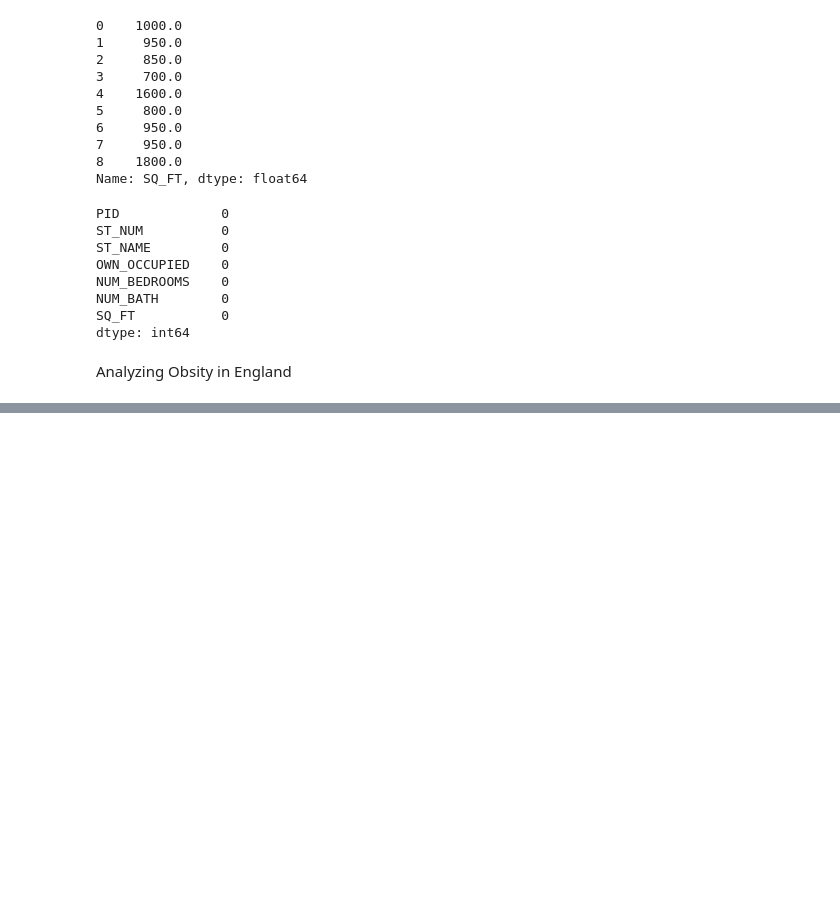
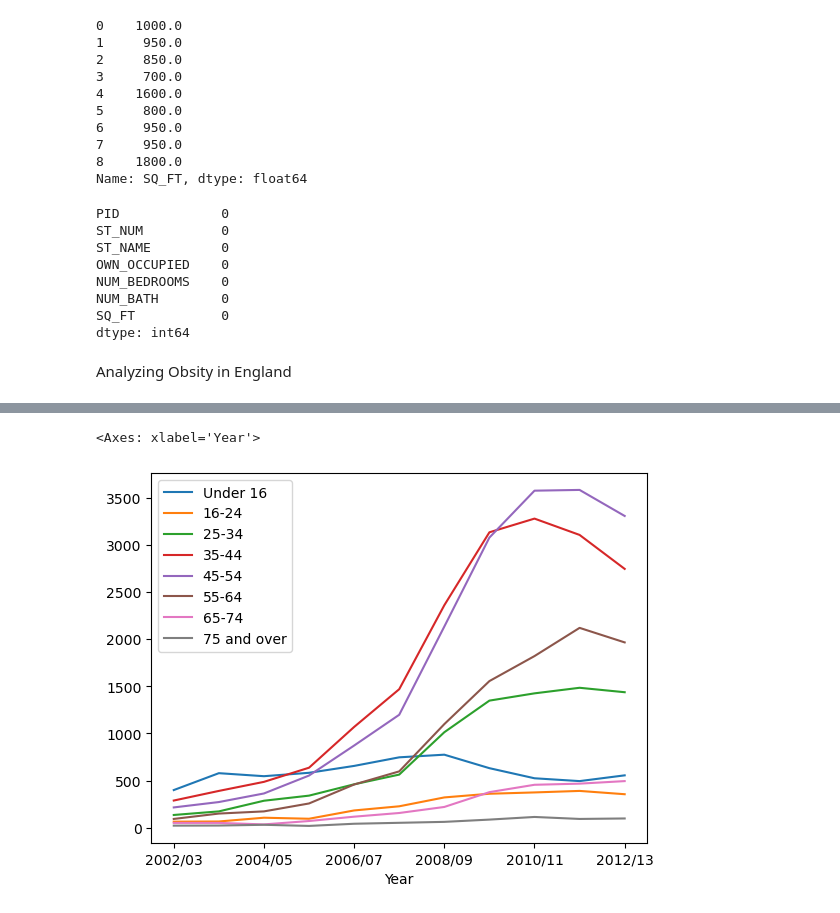
Before and after one commit to rofiariansyah/H8_5_PYTN-KS17-05, a Jupyter notebook: Sesi 6/Pandas 2.ipynb, the cells around one changed output, grey strips where cells are left out. Drawn from its saved outputs; the diff is of its cells as text; code cells hidden in the pictures; blank space fills up the shorter version.

```diff
--- a/Sesi 6/Pandas 2.ipynb
+++ b/Sesi 6/Pandas 2.ipynb
@@ -328,0 +381,5 @@ Analyzing Obsity in England
+# %%
+data_age_minus_total.plot()
+# %% [output]
+<Axes: xlabel='Year'>
+[figure, added]
```
Also changed, not shown: parts of 66 cells of this notebook, 1 other file.
